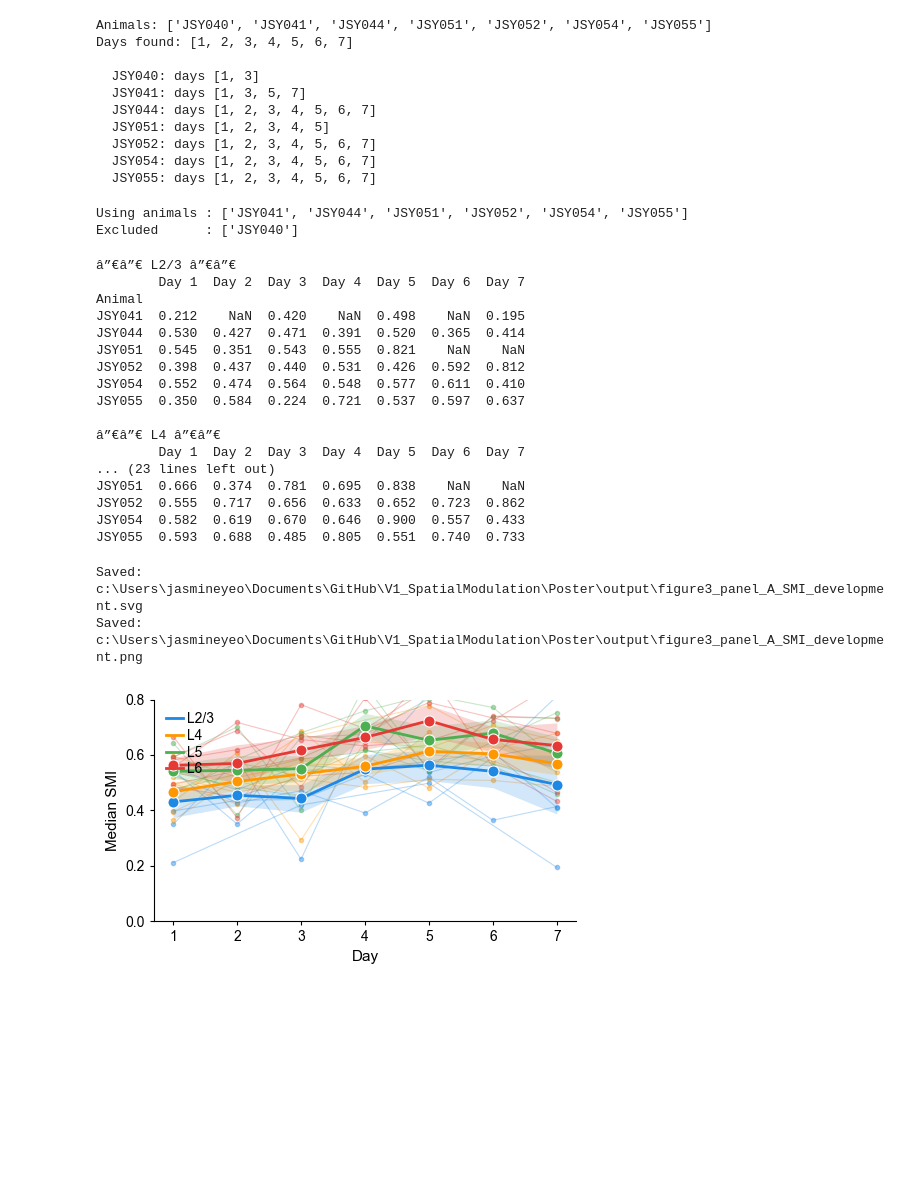
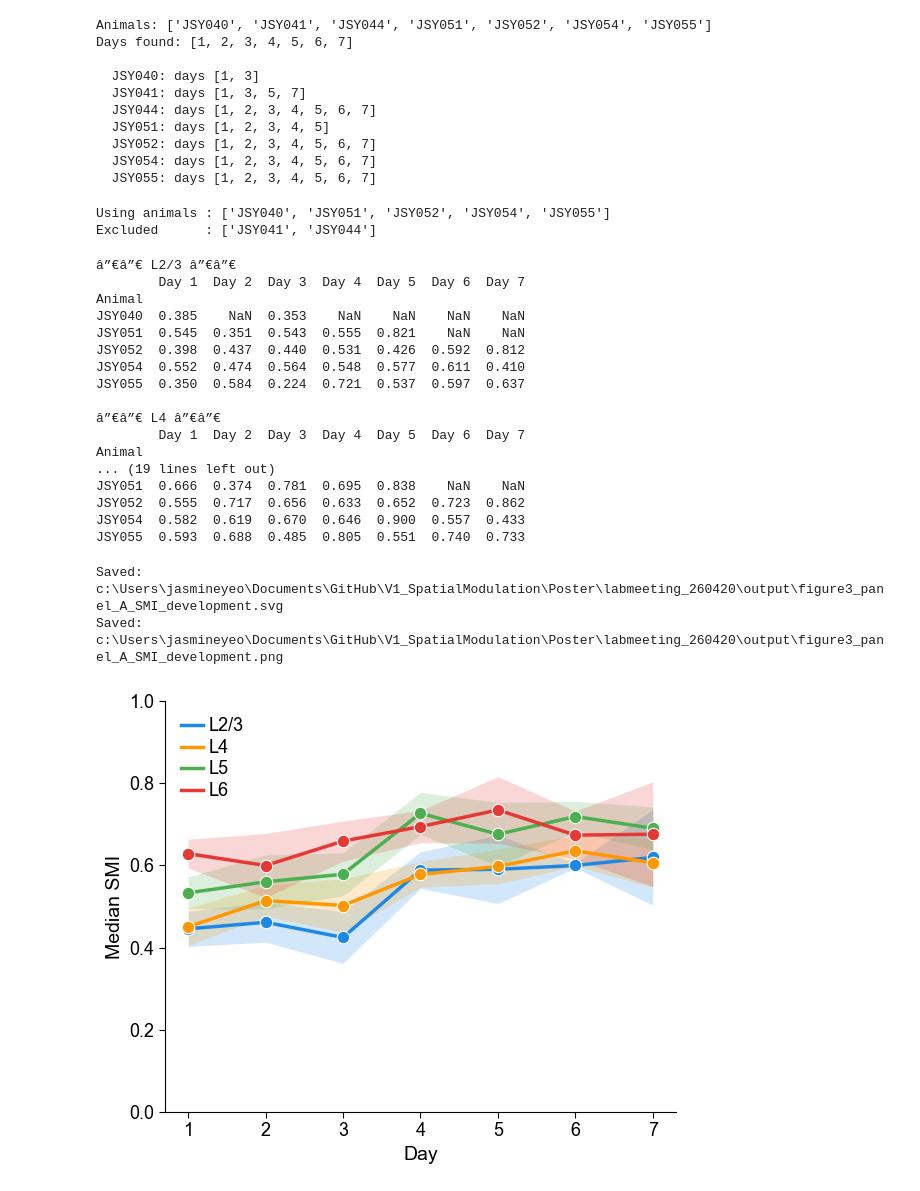
Before and after one commit to jasmineyeo/V1_SpatialModulation, a Jupyter notebook: Poster/260313_mcdb_deparmental/Figure3_SMIDevelopment.ipynb, the cells around one changed output. Cells and saved outputs as stored; diff of their text form; code cells hidden in the pictures; blank space fills up the shorter version.

```diff
--- a/Poster/260313_mcdb_deparmental/Figure3_SMIDevelopment.ipynb
+++ b/Poster/260313_mcdb_deparmental/Figure3_SMIDevelopment.ipynb
@@ -24,7 +24,7 @@ LAYER_COLORS = {'L2/3': '#1E88E5', 'L4': '#FF9800', 'L5': '#4CAF50', 'L6': '#E53
 LANDMARKS    = {32: 'LD1', 60: 'LD2', 88: 'LD3', 116: 'LD4'}
 MAX_DAY      = 7
 
-OUTPUT_DIR = os.path.join(os.path.dirname(os.path.abspath('')), 'Poster', 'output')
+OUTPUT_DIR = os.path.join(os.path.dirname(os.path.abspath('')), 'labmeeting_260420', 'output')
 os.makedirs(OUTPUT_DIR, exist_ok=True)
 print('Config loaded.')
 # %% [output]
@@ -87,7 +87,8 @@ Days found: [1, 2, 3, 4, 5, 6, 7]
 # Run the load cell first to see which animals are available, then edit this
 # list to keep only the ones you want. Set to None to include all.
 
-INCLUDE_ANIMALS = ['JSY041','JSY044','JSY051','JSY052', 'JSY054','JSY055']
+# INCLUDE_ANIMALS = ['JSY041','JSY044','JSY051','JSY052', 'JSY054','JSY055']
+INCLUDE_ANIMALS = ['JSY040','JSY051','JSY052', 'JSY054','JSY055']
 
 # â”€â”€â”€â”€â”€â”€â”€â”€â”€â”€â”€â”€â”€â”€â”€â”€â”€â”€â”€â”€â”€â”€â”€â”€â”€â”€â”€â”€â”€â”€â”€â”€â”€â”€â”€â”€â”€â”€â”€â”€â”€â”€â”€â”€â”€â”€â”€â”€â”€â”€â”€â”€â”€â”€â”€â”€â”€â”€â”€â”€â”€â”€â”€â”€â”€â”€â”€â”€â”€â”€â”€â”€â”€â”€â”€â”€â”€
 if INCLUDE_ANIMALS is not None:
@@ -100,8 +101,8 @@ if INCLUDE_ANIMALS is not None:
 else:
     print(f'Using all animals: {animals}')
 # %% [output]
-Using animals : ['JSY041', 'JSY044', 'JSY051', 'JSY052', 'JSY054', 'JSY055']
-Excluded      : ['JSY040']
+Using animals : ['JSY040', 'JSY051', 'JSY052', 'JSY054', 'JSY055']
+Excluded      : ['JSY041', 'JSY044']
 # %%
 # Per-animal median SMI â€” printed as a table for each layer
 import pandas as pd
@@ -125,8 +126,7 @@ for layer in LAYER_ORDER:
 â”€â”€ L2/3 â”€â”€
         Day 1  Day 2  Day 3  Day 4  Day 5  Day 6  Day 7
 Animal
-JSY041  0.212    NaN  0.420    NaN  0.498    NaN  0.195
-JSY044  0.530  0.427  0.471  0.391  0.520  0.365  0.414
+JSY040  0.385    NaN  0.353    NaN    NaN    NaN    NaN
 JSY051  0.545  0.351  0.543  0.555  0.821    NaN    NaN
 JSY052  0.398  0.437  0.440  0.531  0.426  0.592  0.812
 JSY054  0.552  0.474  0.564  0.548  0.577  0.611  0.410
@@ -134,13 +134,14 @@ JSY055  0.350  0.584  0.224  0.721  0.537  0.597  0.637
 
 â”€â”€ L4 â”€â”€
         Day 1  Day 2  Day 3  Day 4  Day 5  Day 6  Day 7
-... (23 lines left out)
+Animal
+... (19 lines left out)
 JSY051  0.666  0.374  0.781  0.695  0.838    NaN    NaN
 JSY052  0.555  0.717  0.656  0.633  0.652  0.723  0.862
 JSY054  0.582  0.619  0.670  0.646  0.900  0.557  0.433
 JSY055  0.593  0.688  0.485  0.805  0.551  0.740  0.733
 # %%
-# Panel A â€” SMI development: mean Â± SEM of per-animal medians
+# Panel A — SMI development: mean ± SEM of per-animal medians
 # Individual animal values shown as small dots behind mean line
 
 animal_medians = {l: {d: [] for d in all_days} for l in LAYER_ORDER}
@@ -157,67 +158,65 @@ for animal in animals:
                 animal_medians[layer][day].append(med)
                 animal_median_by_id[layer][animal][day] = med
 
-# â”€â”€ Plot â”€â”€â”€â”€â”€â”€â”€â”€â”€â”€â”€â”€â”€â”€â”€â”€â”€â”€â”€â”€â”€â”€â”€â”€â”€â”€â”€â”€â”€â”€â”€â”€â”€â”€â”€â”€â”€â”€â”€â”€â”€â”€â”€â”€â”€â”€â”€â”€â”€â”€â”€â”€â”€â”€â”€â”€â”€â”€â”€â”€â”€â”€â”€â”€â”€â”€â”€â”€â”€â”€
-fig_a, ax = plt.subplots(figsize=(5, 3))
+# ── Plot ──────────────────────────────────────────────────────────────────────
+fig_a, ax = plt.subplots(figsize=(6, 5))
 
 for layer in LAYER_ORDER:
     color = LAYER_COLORS[layer]
 
-    # Individual animal traces (thin lines + small dots)
-    for animal in animals:
-        ad = animal_median_by_id[layer][animal]
-        if not ad:
-            continue
-        axs = sorted(ad.keys())
-        ays = [ad[d] for d in axs]
-        ax.plot(axs, ays, color=color, lw=0.8, alpha=0.3, zorder=1)
-        ax.scatter(axs, ays, color=color, s=3**2, alpha=0.4, zorder=2)
+    # # Individual animal traces (thin lines + small dots)
+    # for animal in animals:
+    #     ad = animal_median_by_id[layer][animal]
+    #     if not ad:
+    #         continue
+    #     axs = sorted(ad.keys())
+    #     ays = [ad[d] for d in axs]
+    #     ax.plot(axs, ays, color=color, lw=0.8, alpha=0.3, zorder=1)
+    #     ax.scatter(axs, ays, color=color, s=3**2, alpha=0.4, zorder=2)
 
-    # Mean Â± SEM across animals
+    # Mean ± SEM across animals
     xs, ys, errs = [], [], []
     for day in all_days:
         vals = animal_medians[layer][day]
         if len(vals) < 2:
             continue
         xs.append(day)
         ys.append(np.mean(vals))
         errs.append(stats.sem(vals))
 
     xs   = np.array(xs)
     ys   = np.array(ys)
     errs = np.array(errs)
 
     ax.fill_between(xs, ys - errs, ys + errs, color=color, alpha=0.20, lw=0, zorder=3)
-    ax.plot(xs, ys, color=color, lw=2, zorder=4, label=layer)
-    ax.scatter(xs, ys, color=color, s=8**2, zorder=5,
+    ax.plot(xs, ys, color=color, lw=2.5, zorder=4, label=layer)
+    ax.scatter(xs, ys, color=color, s=9**2, zorder=5,
                edgecolors='white', linewidths=0.8)
 
-# â”€â”€ Axes â”€â”€â”€â”€â”€â”€â”€â”€â”€â”€â”€â”€â”€â”€â”€â”€â”€â”€â”€â”€â”€â”€â”€â”€â”€â”€â”€â”€â”€â”€â”€â”€â”€â”€â”€â”€â”€â”€â”€â”€â”€â”€â”€â”€â”€â”€â”€â”€â”€â”€â”€â”€â”€â”€â”€â”€â”€â”€â”€â”€â”€â”€â”€â”€â”€â”€â”€â”€â”€â”€
-ax.set_xlabel('Day', fontsize=11)
-ax.set_ylabel('Median SMI', fontsize=11)
+# ── Axes ──────────────────────────────────────────────────────────────────────
+ax.set_xlabel('Day', fontsize=14)
+ax.set_ylabel('Median SMI', fontsize=14)
 ax.set_xticks(all_days)
 ax.set_xlim(all_days[0] - 0.3, all_days[-1] + 0.3)
-ax.set_ylim(0.0, 0.8)
-ax.set_yticks([0.0, 0.2, 0.4, 0.6, 0.8])
-ax.tick_params(axis='both', labelsize=10, length=3, width=0.8)
+ax.set_ylim(0.0, 1.0)
+ax.set_yticks([0.0, 0.2, 0.4, 0.6, 0.8, 1.0])
+ax.tick_params(axis='both', labelsize=13, length=4, width=0.8)
 
-# ax.yaxis.grid(True, color='#CCCCCC', lw=0.6, zorder=0)
-# ax.xaxis.grid(True, color='#CCCCCC', lw=0.6, zorder=0)
 ax.set_axisbelow(True)
 
 ax.spines[['top', 'right']].set_visible(False)
 ax.spines[['left', 'bottom']].set_linewidth(0.8)
 
-ax.legend(fontsize=10, frameon=False, loc='upper left',
+ax.legend(fontsize=13, frameon=False, loc='upper left',
           handlelength=1.2, handletextpad=0.3, labelspacing=0.2)
 
 plt.tight_layout()
 for ext in ('.svg', '.png'):
     out = os.path.join(OUTPUT_DIR, f'figure3_panel_A_SMI_development{ext}')
     fig_a.savefig(out, dpi=300, bbox_inches='tight', format=ext.lstrip('.'))
     print(f'Saved: {out}')
 plt.show()
 # %% [output]
-Saved: c:\Users\jasmineyeo\Documents\GitHub\V1_SpatialModulation\Poster\output\figure3_panel_A_SMI_development.svg
-Saved: c:\Users\jasmineyeo\Documents\GitHub\V1_SpatialModulation\Poster\output\figure3_panel_A_SMI_development.png
+Saved: c:\Users\jasmineyeo\Documents\GitHub\V1_SpatialModulation\Poster\labmeeting_260420\output\figure3_panel_A_SMI_development.svg
+Saved: c:\Users\jasmineyeo\Documents\GitHub\V1_SpatialModulation\Poster\labmeeting_260420\output\figure3_panel_A_SMI_development.png
-[figure, old version]
+[figure, new version]
```
Also changed, not shown: parts of 5 cells of this notebook, 19 other files.
